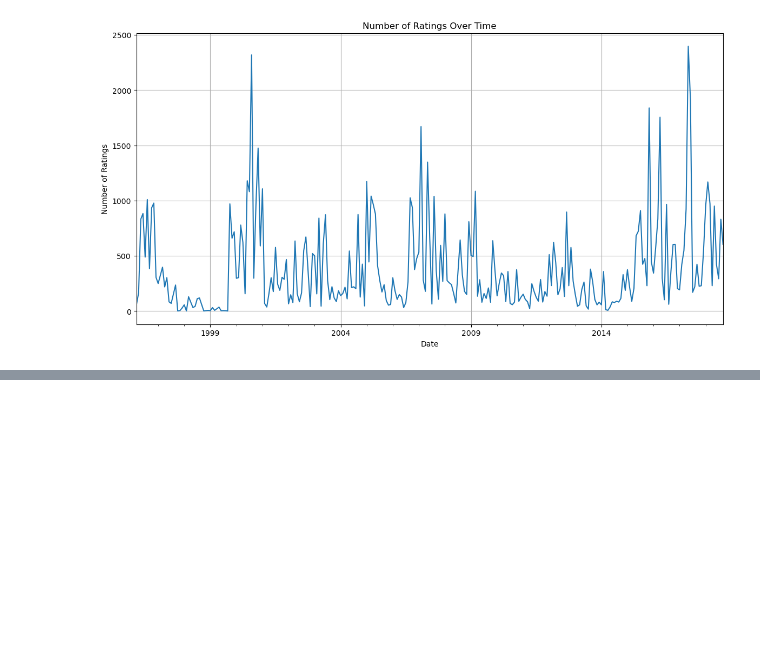
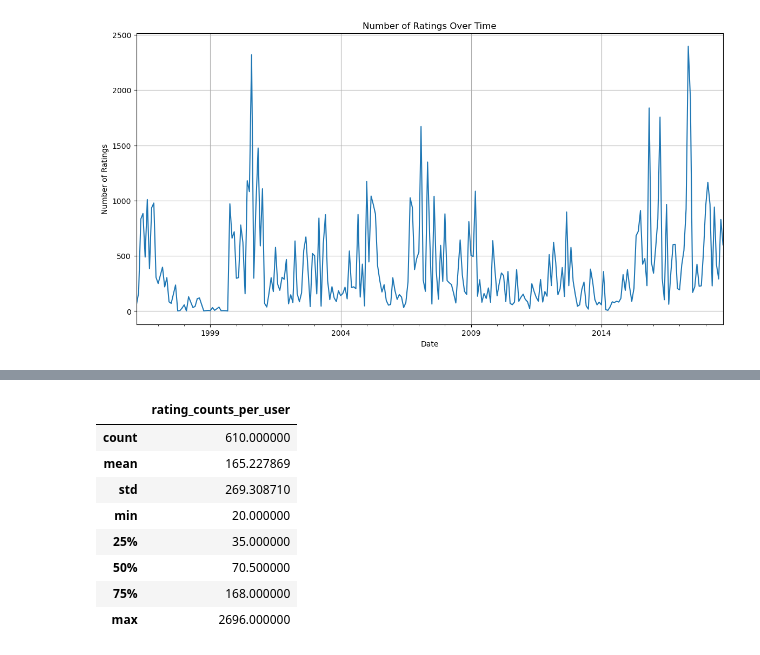
Before and after one commit to callmeeric5/Epita_AIS, a Jupyter notebook: Recommend_System/notebook/movielens-eda.ipynb, the cells around one changed output, grey strips where cells are left out. Saved outputs shown, nothing was run; the diff lists cells and outputs as text; code cells hidden in the pictures; blank space fills up the shorter version.

```diff
--- a/Recommend_System/notebook/movielens-eda.ipynb
+++ b/Recommend_System/notebook/movielens-eda.ipynb
@@ -175,0 +263,15 @@ plt.show()
+# %%
+user_rating_count = merged_df.groupby("userId")["rating"].count()
+usc_df = pd.DataFrame(user_rating_count)
+usc_df.rename(columns={"rating": "rating_counts_per_user"}, inplace=True)
+usc_df.describe()
+# %% [output]
+|  | rating_counts_per_user |
+| count | 610.000000 |
+| mean | 165.227869 |
+| std | 269.308710 |
+| min | 20.000000 |
+| 25% | 35.000000 |
+| 50% | 70.500000 |
+| 75% | 168.000000 |
+| max | 2696.000000 |
```
Also changed, not shown: parts of 10 cells of this notebook.
